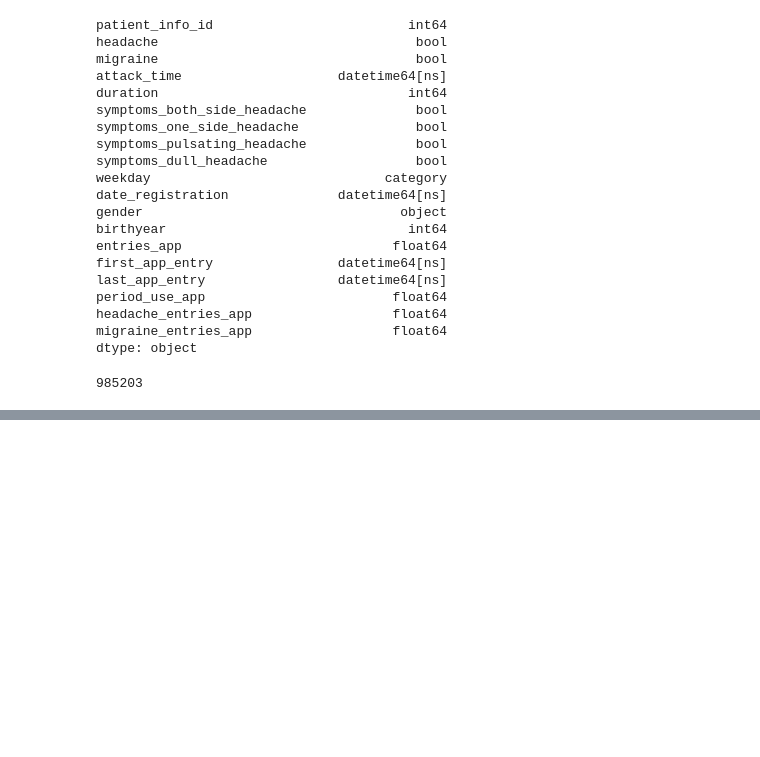
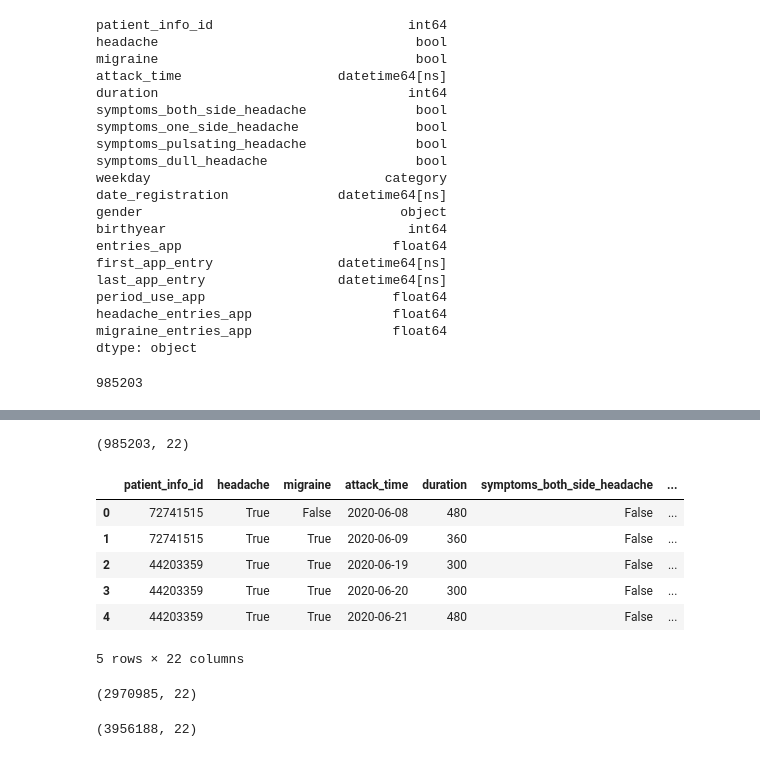
Before and after one commit to kkumar06-tech/Data_Analysis, a Jupyter notebook: Attack_V1.ipynb, the cells around one changed output, grey strips where cells are left out. Saved outputs shown, nothing was run; the diff lists cells and outputs as text; code cells hidden in the pictures; blank space fills up the shorter version.

```diff
--- a/Attack_V1.ipynb
+++ b/Attack_V1.ipynb
@@ -408,0 +451,20 @@ len(df_final)  # the patient removed are 11136
+# %%
+df_final.shape
+# %% [output]
+(985203, 22)
+# %%
+clean_App=pd.read_csv("cleaned_App_Attack_data.csv")
+# %%
+clean_App.head()
+# %% [output]
+|  | patient_info_id | headache | migraine | attack_time | duration | symptoms_both_side_headache | ... |
+| 0 | 72741515 | True | False | 2020-06-08 | 480 | False | ... |
+| 1 | 72741515 | True | True | 2020-06-09 | 360 | False | ... |
+| 2 | 44203359 | True | True | 2020-06-19 | 300 | False | ... |
+| 3 | 44203359 | True | True | 2020-06-20 | 300 | False | ... |
+| 4 | 44203359 | True | True | 2020-06-21 | 480 | False | ... |
+5 rows × 22 columns
+# %%
+clean_App.shape
+# %% [output]
+(2970985, 22)
@@ -408,0 +473,4 @@ len(df_final)  # the patient removed are 11136
+# %%
+df_all.shape
+# %% [output]
+(3956188, 22)
```
Also changed, not shown: parts of 9 cells of this notebook, 2 other files.
